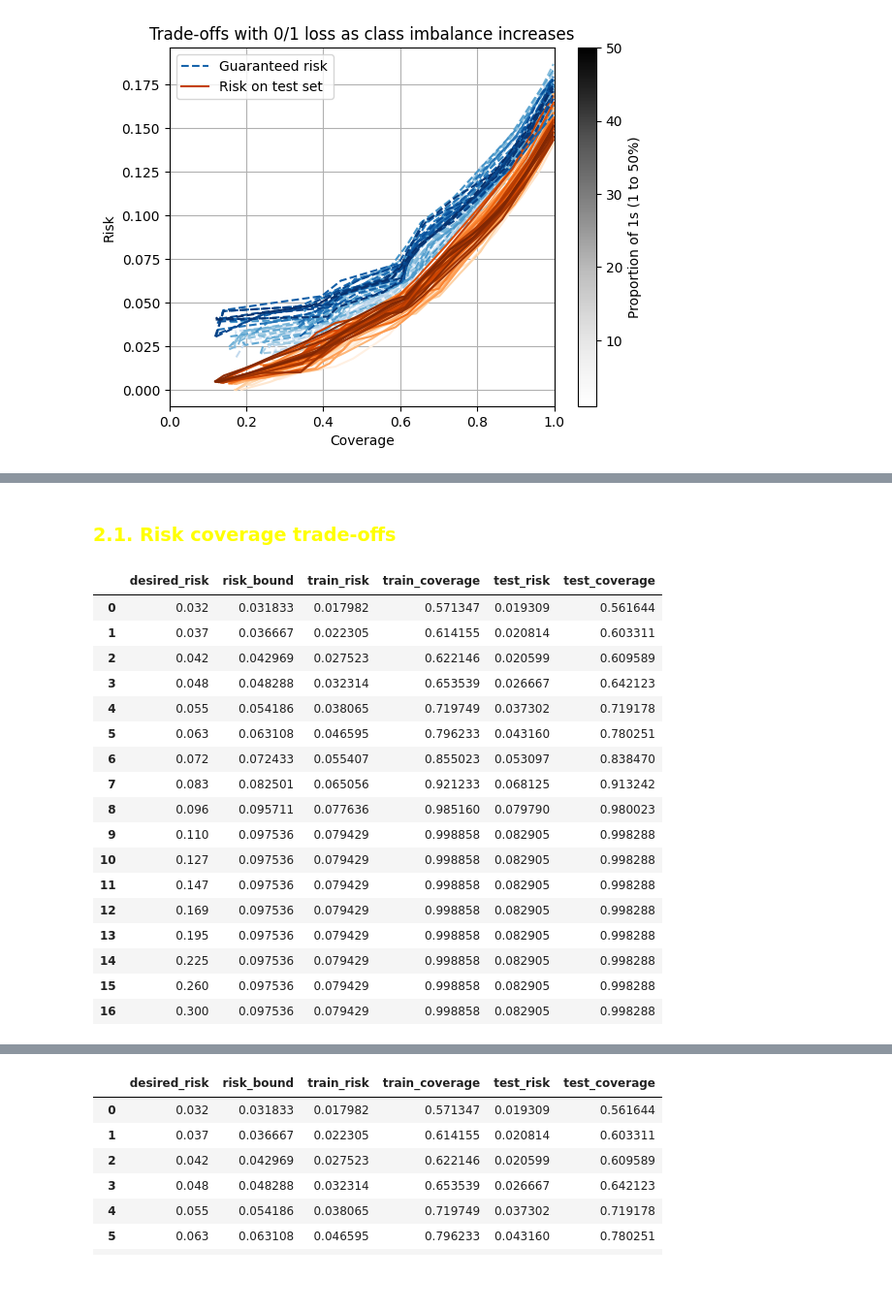
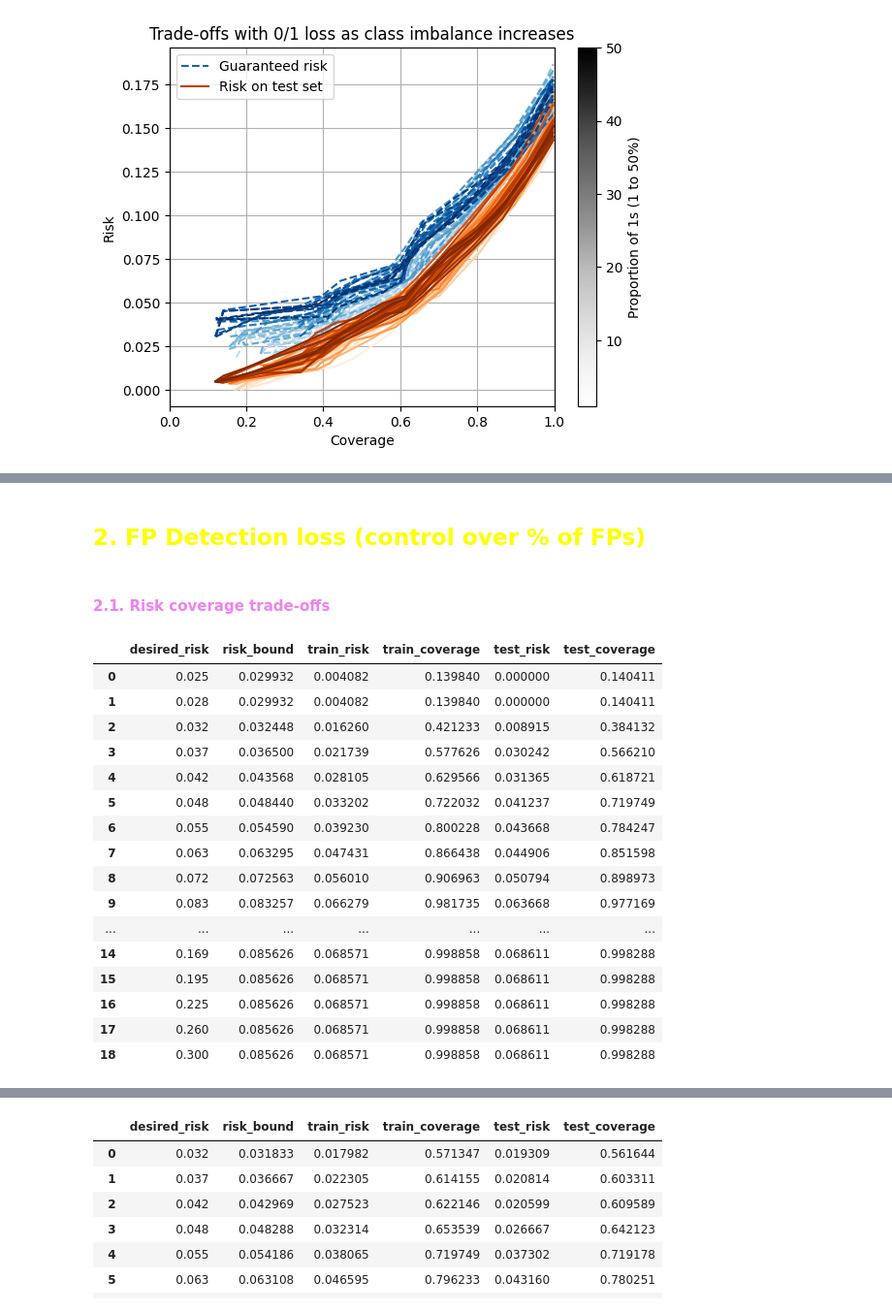
Before and after one commit to EmilienJemelen/selective-classification, a Jupyter notebook: CIFAR2/SGR.ipynb, the cells around one changed output, grey strips where cells are left out. Shown at 97% size. Cells and saved outputs as stored; diff of their text form; code cells hidden in the pictures; blank space fills up the shorter version.

```diff
--- a/CIFAR2/SGR.ipynb
+++ b/CIFAR2/SGR.ipynb
@@ -193,28 +193,29 @@ __Comment__ : no clear effect of imbalance increase
+# %% [markdown]
+## <font color = 'yellow'> 2. __FP Detection loss__ (control over % of FPs)
 # %% [markdown]
-### <font color = 'yellow'> 2.1. Risk coverage trade-offs
+#### <font color = 'violet'> 2.1. Risk coverage trade-offs
 # %%
 results = SGR_at_risks(train_set, test_set, k = int(np.log2(train_set.shape[0])),
-                       delta=delta, desired_risks=desired_risks, loss = 'FN')
+                       delta=delta, desired_risks=desired_risks, loss = 'FP')
 results
 # %% [output]
 |  | desired_risk | risk_bound | train_risk | train_coverage | test_risk | test_coverage |
-| 0 | 0.032 | 0.031833 | 0.017982 | 0.571347 | 0.019309 | 0.561644 |
-| 1 | 0.037 | 0.036667 | 0.022305 | 0.614155 | 0.020814 | 0.603311 |
-| 2 | 0.042 | 0.042969 | 0.027523 | 0.622146 | 0.020599 | 0.609589 |
-| 3 | 0.048 | 0.048288 | 0.032314 | 0.653539 | 0.026667 | 0.642123 |
-| 4 | 0.055 | 0.054186 | 0.038065 | 0.719749 | 0.037302 | 0.719178 |
-| 5 | 0.063 | 0.063108 | 0.046595 | 0.796233 | 0.043160 | 0.780251 |
-| 6 | 0.072 | 0.072433 | 0.055407 | 0.855023 | 0.053097 | 0.838470 |
-| 7 | 0.083 | 0.082501 | 0.065056 | 0.921233 | 0.068125 | 0.913242 |
-| 8 | 0.096 | 0.095711 | 0.077636 | 0.985160 | 0.079790 | 0.980023 |
-| 9 | 0.110 | 0.097536 | 0.079429 | 0.998858 | 0.082905 | 0.998288 |
-| 10 | 0.127 | 0.097536 | 0.079429 | 0.998858 | 0.082905 | 0.998288 |
-| 11 | 0.147 | 0.097536 | 0.079429 | 0.998858 | 0.082905 | 0.998288 |
-| 12 | 0.169 | 0.097536 | 0.079429 | 0.998858 | 0.082905 | 0.998288 |
-| 13 | 0.195 | 0.097536 | 0.079429 | 0.998858 | 0.082905 | 0.998288 |
-| 14 | 0.225 | 0.097536 | 0.079429 | 0.998858 | 0.082905 | 0.998288 |
-| 15 | 0.260 | 0.097536 | 0.079429 | 0.998858 | 0.082905 | 0.998288 |
-| 16 | 0.300 | 0.097536 | 0.079429 | 0.998858 | 0.082905 | 0.998288 |
+| 0 | 0.025 | 0.029932 | 0.004082 | 0.139840 | 0.000000 | 0.140411 |
+| 1 | 0.028 | 0.029932 | 0.004082 | 0.139840 | 0.000000 | 0.140411 |
+| 2 | 0.032 | 0.032448 | 0.016260 | 0.421233 | 0.008915 | 0.384132 |
+| 3 | 0.037 | 0.036500 | 0.021739 | 0.577626 | 0.030242 | 0.566210 |
+| 4 | 0.042 | 0.043568 | 0.028105 | 0.629566 | 0.031365 | 0.618721 |
+| 5 | 0.048 | 0.048440 | 0.033202 | 0.722032 | 0.041237 | 0.719749 |
+| 6 | 0.055 | 0.054590 | 0.039230 | 0.800228 | 0.043668 | 0.784247 |
+| 7 | 0.063 | 0.063295 | 0.047431 | 0.866438 | 0.044906 | 0.851598 |
+| 8 | 0.072 | 0.072563 | 0.056010 | 0.906963 | 0.050794 | 0.898973 |
+| 9 | 0.083 | 0.083257 | 0.066279 | 0.981735 | 0.063668 | 0.977169 |
+| ... | ... | ... | ... | ... | ... | ... |
+| 14 | 0.169 | 0.085626 | 0.068571 | 0.998858 | 0.068611 | 0.998288 |
+| 15 | 0.195 | 0.085626 | 0.068571 | 0.998858 | 0.068611 | 0.998288 |
+| 16 | 0.225 | 0.085626 | 0.068571 | 0.998858 | 0.068611 | 0.998288 |
+| 17 | 0.260 | 0.085626 | 0.068571 | 0.998858 | 0.068611 | 0.998288 |
+| 18 | 0.300 | 0.085626 | 0.068571 | 0.998858 | 0.068611 | 0.998288 |
 # %%
 plt.plot(results.test_coverage, results.desired_risk, label = 'Desired risk', c='red')
 plt.plot(results.test_coverage, results.risk_bound, label = 'Guaranteed risk',  linestyle='--')
```
Also changed, not shown: parts of 18 cells of this notebook, 3 other files.
